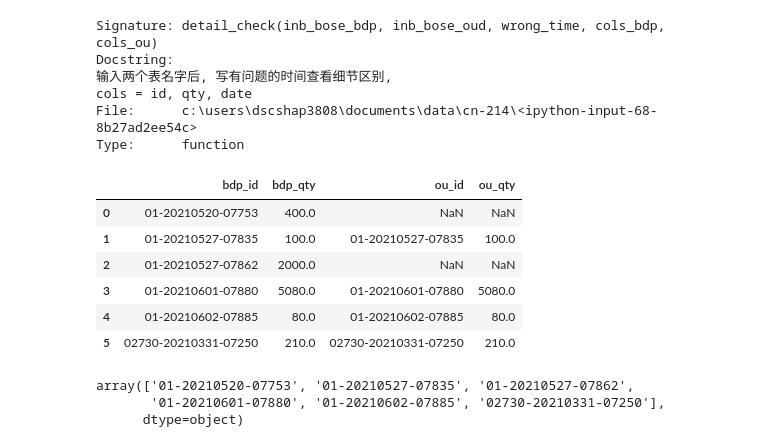
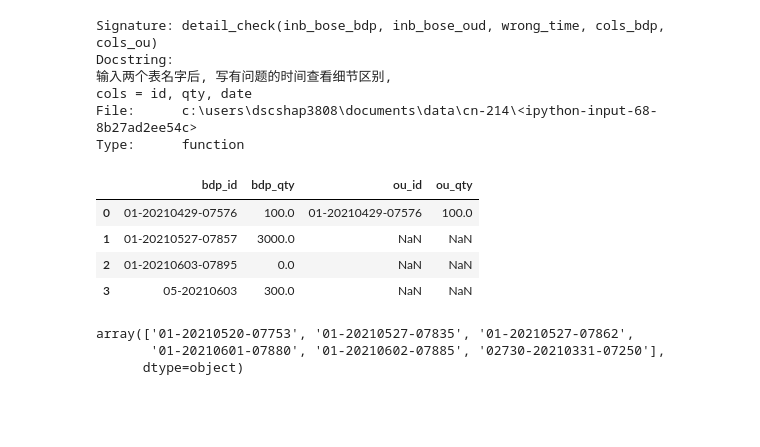
Before and after one commit to fyenne/CN-214, a Jupyter notebook: check_ou_bdp.ipynb, the cells around one changed output. Drawn from its saved outputs; the diff is of its cells as text; code cells hidden in the pictures; blank space fills up the shorter version.

```diff
--- a/check_ou_bdp.ipynb
+++ b/check_ou_bdp.ipynb
@@ -1506,18 +1506,16 @@ Type:      function
 # %%
 detail_check(
      cos_inbound_bdp, cos_inbound_ou,
-     '20210602',
+     '20210604',
     cols_bdp = ['asn_id', 'receive_qty', 'closed_date'],
     cols_ou = ['ASN','Stock QTY', 'Actual receiving Date']
 )[0]
 # %% [output]
 |  | bdp_id | bdp_qty | ou_id | ou_qty |
-| 0 | 01-20210520-07753 | 400.0 | NaN | NaN |
-| 1 | 01-20210527-07835 | 100.0 | 01-20210527-07835 | 100.0 |
-| 2 | 01-20210527-07862 | 2000.0 | NaN | NaN |
-| 3 | 01-20210601-07880 | 5080.0 | 01-20210601-07880 | 5080.0 |
-| 4 | 01-20210602-07885 | 80.0 | 01-20210602-07885 | 80.0 |
-| 5 | 02730-20210331-07250 | 210.0 | 02730-20210331-07250 | 210.0 |
+| 0 | 01-20210429-07576 | 100.0 | 01-20210429-07576 | 100.0 |
+| 1 | 01-20210527-07857 | 3000.0 | NaN | NaN |
+| 2 | 01-20210603-07895 | 0.0 | NaN | NaN |
+| 3 | 05-20210603 | 300.0 | NaN | NaN |
 # %%
 cos_inbound_bdp[cos_inbound_bdp['closed_date'] == '20210602']['asn_id'].unique()
 # %% [output]
```
